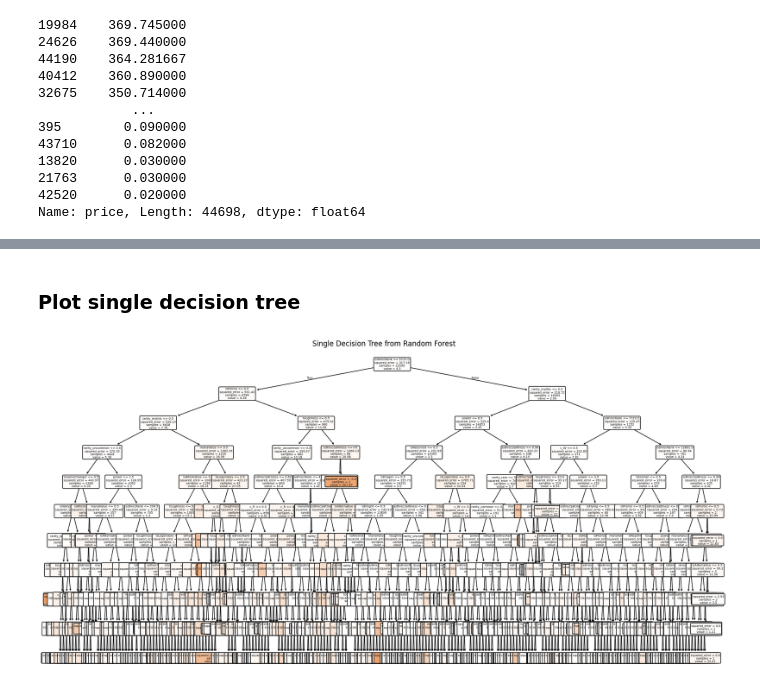
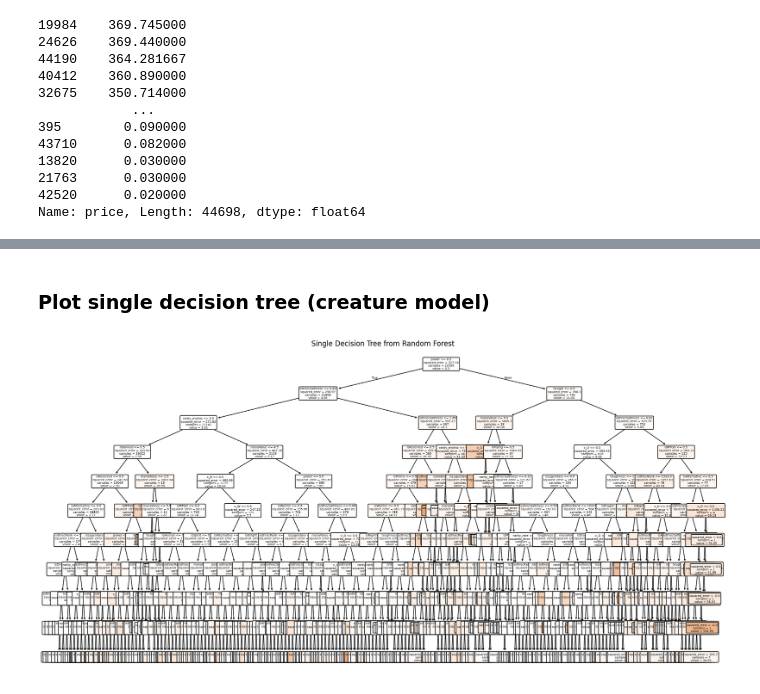
Before and after one commit to janelmjackson/understanding-mtg-card-value-through-ml, a Jupyter notebook: mtgjson_rand_forest_reg.ipynb, the cells around one changed output, grey strips where cells are left out. Drawn from its saved outputs; the diff is of its cells as text; code cells hidden in the pictures.

Commit message:
Update features for random forest and add planeswalker and non-creature model

```diff
--- a/mtgjson_rand_forest_reg.ipynb
+++ b/mtgjson_rand_forest_reg.ipynb
@@ -170,5 +256,0 @@ Name: price, Length: 44698, dtype: float64
-# %%
-y = creature_df['price']
-X = creature_df.drop(columns=['price'], axis=1)
-
-X.info()
@@ -233,0 +257,32 @@ Best R-squared score: 0.1277737132070331
+# %%
+def randForestGridSearch(df):
+    y = df['price']
+    X = df.drop(columns=['price'], axis=1)
+
+    X_train, X_test, y_train, y_test = train_test_split(X, y, test_size=0.2, random_state=42)
+
+    param_grid = {
+        'n_estimators': [100, 200, 500],
+        'max_depth': [5, 10],
+        'max_features': ['sqrt', None]
+    }
+
+    rf = RandomForestRegressor(random_state=42)
+    grid_search = GridSearchCV(estimator=rf, param_grid=param_grid, cv=5, n_jobs=-1, verbose=1, scoring='r2')
+    grid_search.fit(X_train, y_train)
+
+    print(f"Best parameters found: {grid_search.best_params_}")
+    print("-----------------")
+
+    model = grid_search.best_estimator_
+    y_pred = model.predict(X_test)
+
+    mae = mean_absolute_error(y_test, y_pred)
+    mse = mean_squared_error(y_test, y_pred)
+    r2 = r2_score(y_test, y_pred)
+
+    print(f'Mean Absolute Error: {mae:.2f}')
+    print(f'Mean Squared Error: {mse:.2f}')
+    print(f'R-squared: {r2:.2f}')
+
+    return model
@@ -233,0 +291,2 @@ Best R-squared score: 0.1277737132070331
+# %%
+creature_model = randForestGridSearch(creature_df)
@@ -262,18 +346,19 @@ plt.show()
 # %% [markdown]
-### Plot single decision tree
+### Plot single decision tree (creature model)
 # %%
-estimator = model.estimators_[0]
+estimator = creature_model.estimators_[0]
+X = creature_df.drop(columns=['price'], axis=1)
 
 plt.figure(figsize=(20, 10))
 plot_tree(estimator,
           feature_names=X.columns,
           filled=True,
           rounded=True,
           precision=2,
           proportion=False,
           fontsize=5,
           max_depth=10)
 plt.title("Single Decision Tree from Random Forest")
 plt.show()
 # %% [output]
-[figure, old version]
+[figure, new version]
```
Also changed, not shown: parts of 37 cells of this notebook.
